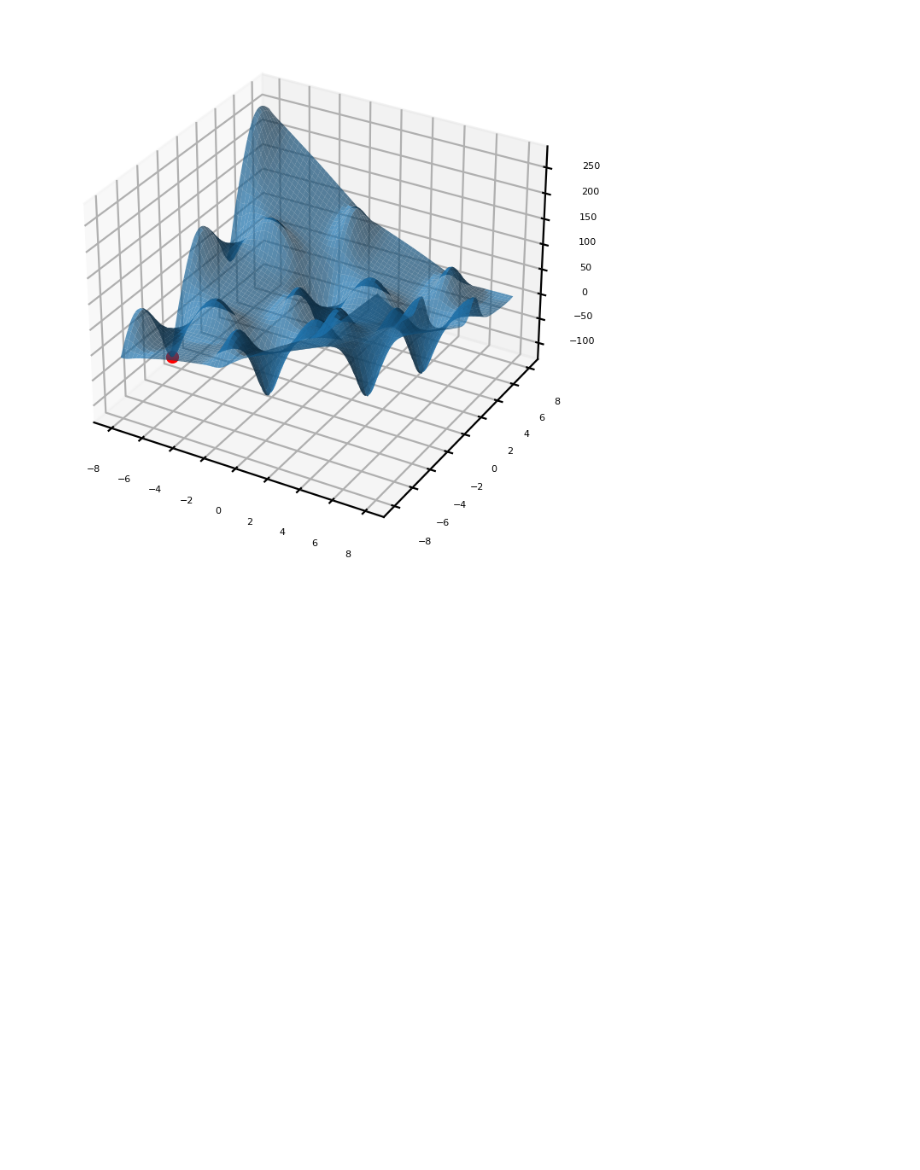
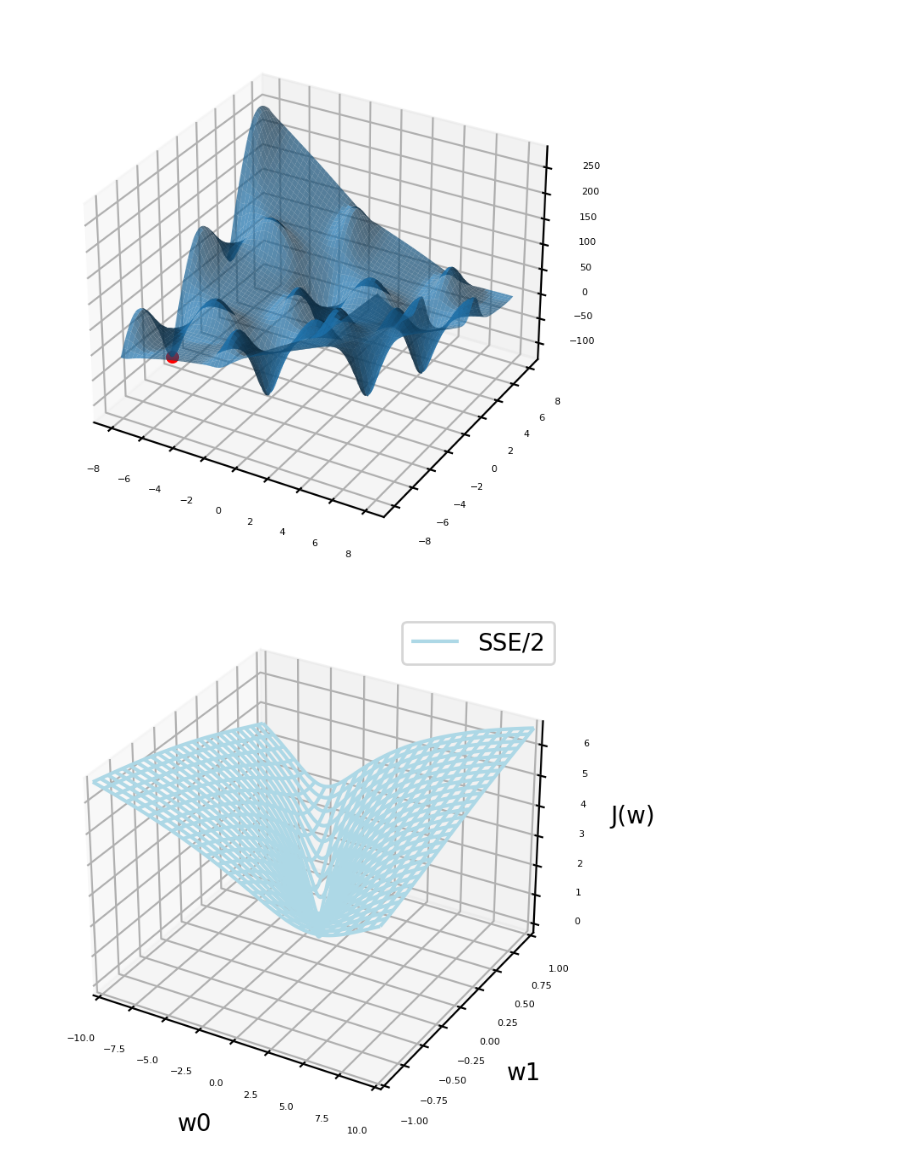
Before and after one commit to Andy666Fox/Main_ML_Algos, a Jupyter notebook: NN/gd.ipynb, the cells around one changed output. Saved outputs shown, nothing was run; the diff lists cells and outputs as text; code cells hidden in the pictures; blank space fills up the shorter version.

```diff
--- a/NN/gd.ipynb
+++ b/NN/gd.ipynb
@@ -105,3 +105,41 @@ minimum = (min_x, min_y, difference_function(min_x, min_y))
 draw_chart(minimum, get_grid(0.05))
 # %% [output]
 [figure]
+# %%
+w0 = np.linspace(-10, 10, 200)
+w1 = np.linspace(-1, 1, 200)
+
+ww0, ww1 = np.meshgrid(w0, w1)
+
+X1 = np.array([1, 2, 6, 8, 10, 5])
+
+y = np.array([-1, -1, 1, 1, 1, -1])
+
+sse = []
+for j in range(len(w1)):
+    sse.append([])
+    for i in range(len(w0)):
+         sse[j].append(((ww0[j][i]+ww1[j][i]*X1 - y)**2).sum())
+sse = np.array(sse)
+
+
+from mpl_toolkits.mplot3d import axes3d
+
+fig = plt.figure()
+ax = fig.add_subplot(111, projection='3d')
+
+ax.set_xlabel('w0')
+ax.set_ylabel('w1')
+ax.set_zlabel('J(w)')
+
+
+ax.plot_wireframe(ww0, ww1, np.log(sse/2), color='lightblue', rstride=8, cstride=8,
+        label='SSE/2')
+
+plt.xlim(-10., 10.)
+plt.ylim(-1., 1.)
+
+plt.legend()
+plt.show()
+# %% [output]
+[figure, added]
```
Also changed, not shown: 1 other file.
